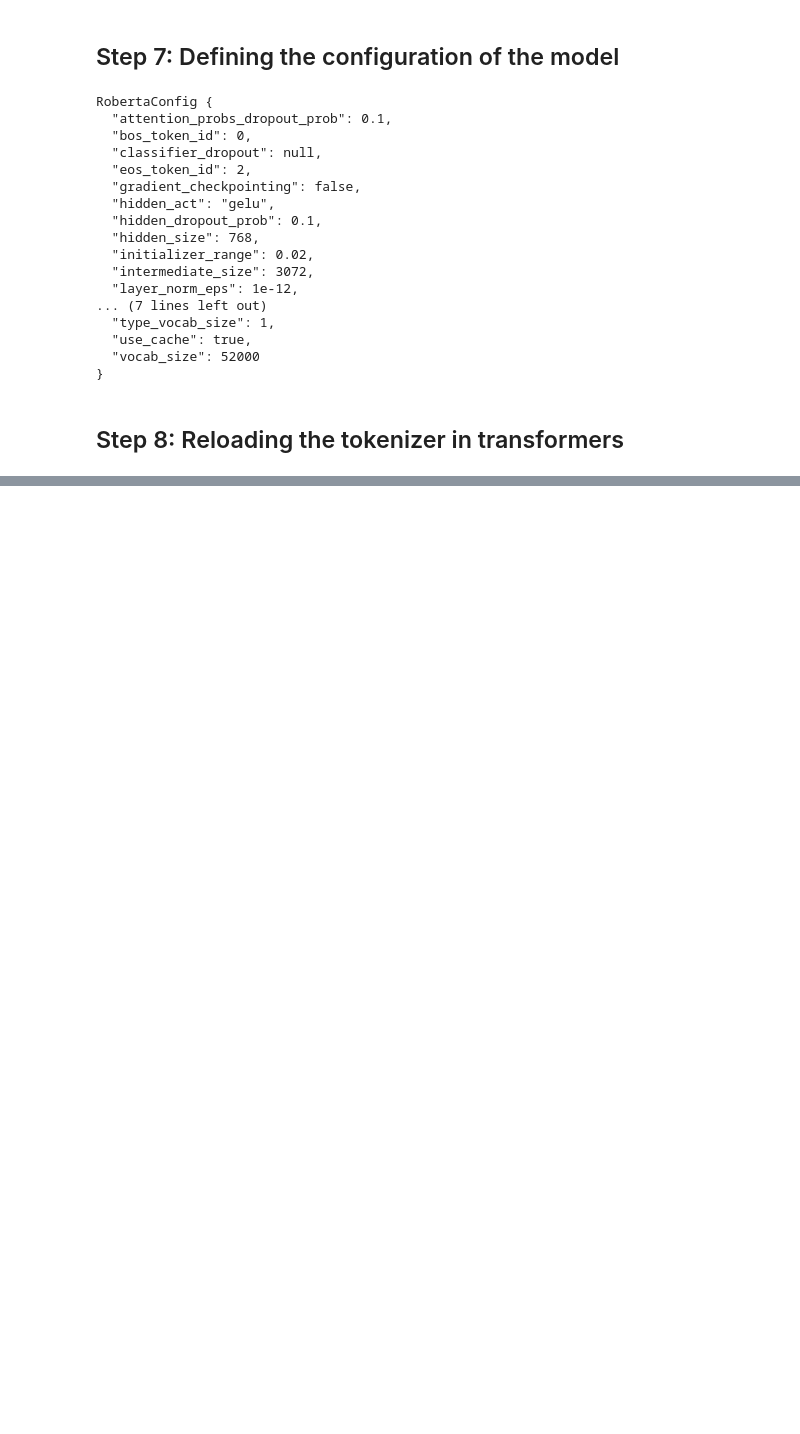
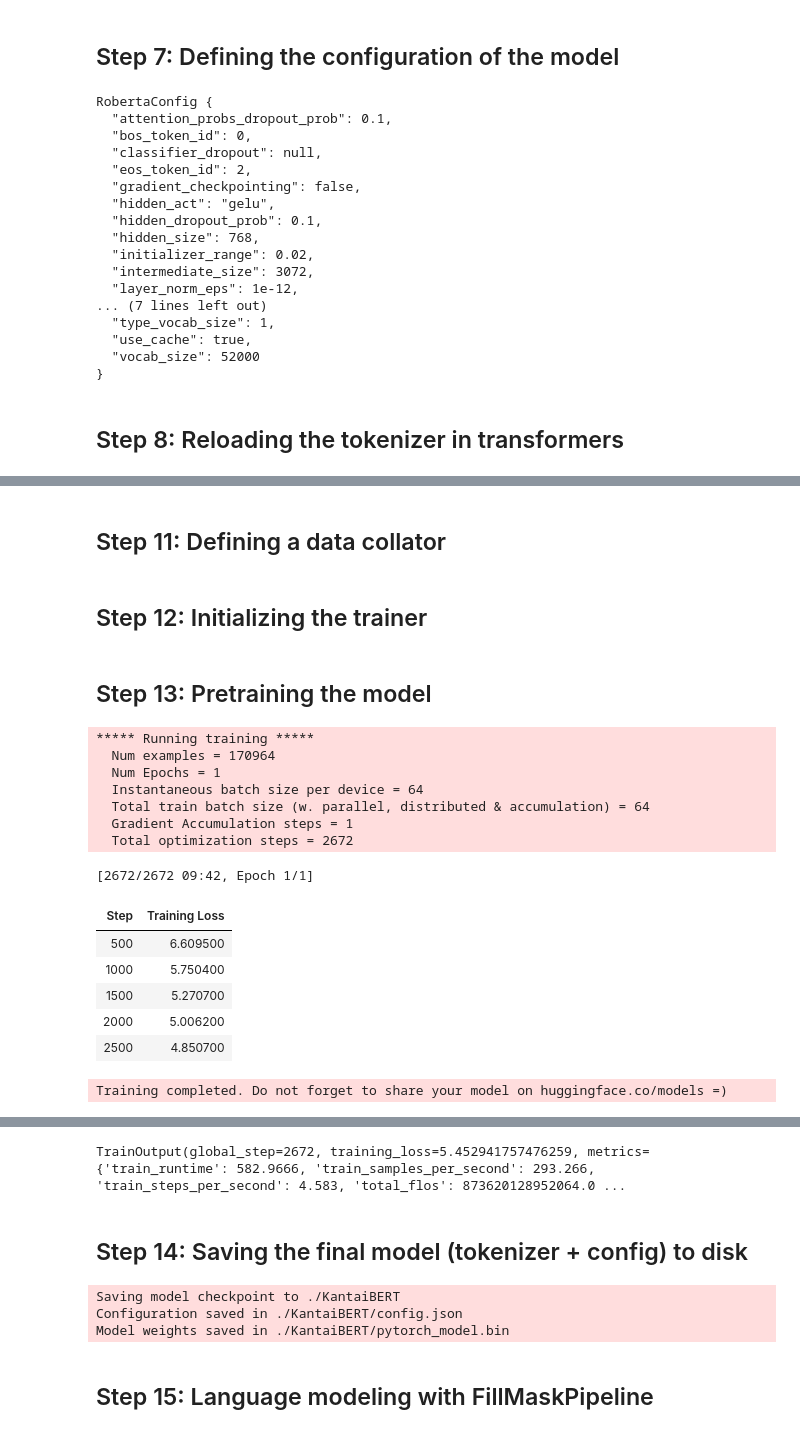
Before and after one commit to Sihan-A/transformers_NLP, a Jupyter notebook: 03_RoBERTa.ipynb, the cells around one changed output, grey strips where cells are left out. Cells and saved outputs as stored; diff of their text form; code cells hidden in the pictures; blank space fills up the shorter version.

```diff
--- a/03_RoBERTa.ipynb
+++ b/03_RoBERTa.ipynb
@@ -166,0 +170,4 @@ file ./KantaiBERT/config.json not found
+# %%
+from transformers import RobertaForMaskedLM
+
+model = RobertaForMaskedLM(config=config)
@@ -166,0 +246,8 @@ file ./KantaiBERT/config.json not found
+# %%
+%%time
+from transformers import LineByLineTextDataset
+dataset = LineByLineTextDataset(
+    tokenizer=tokenizer,
+    file_path="./kant.txt",
+    block_size=128,
+)
@@ -166,0 +257,50 @@ file ./KantaiBERT/config.json not found
+# %% [markdown]
+## Step 11: Defining a data collator
+# %%
+from transformers import DataCollatorForLanguageModeling
+data_collator = DataCollatorForLanguageModeling(
+    tokenizer=tokenizer,
+    mlm=True,
+    mlm_probability=0.15,
+)
+# %% [markdown]
+## Step 12: Initializing the trainer
+# %%
+from transformers import Trainer, TrainingArguments
+
+training_args = TrainingArguments(
+    output_dir="./KantaiBERT",
+    overwrite_output_dir=True,
+    num_train_epochs=1,
+    per_device_train_batch_size=64,
+    save_steps=10_000,
+    save_total_limit=2,
+)
+
+trainer = Trainer(
+    model=model,
+    args=training_args,
+    data_collator=data_collator,
+    train_dataset=dataset,
+)
+# %% [markdown]
+## Step 13: Pretraining the model
+# %%
+%%time
+trainer.train()
+# %% [output]
+***** Running training *****
+  Num examples = 170964
+  Num Epochs = 1
+  Instantaneous batch size per device = 64
+  Total train batch size (w. parallel, distributed & accumulation) = 64
+  Gradient Accumulation steps = 1
+  Total optimization steps = 2672
+[2672/2672 09:42, Epoch 1/1]
+| Step | Training Loss |
+| 500 | 6.609500 |
+| 1000 | 5.750400 |
+| 1500 | 5.270700 |
+| 2000 | 5.006200 |
+| 2500 | 4.850700 |
+Training completed. Do not forget to share your model on huggingface.co/models =)
@@ -166,0 +309,11 @@ file ./KantaiBERT/config.json not found
+TrainOutput(global_step=2672, training_loss=5.452941757476259, metrics={'train_runtime': 582.9666, 'train_samples_per_second': 293.266, 'train_steps_per_second': 4.583, 'total_flos': 873620128952064.0 ...
+# %% [markdown]
+## Step 14: Saving the final model (tokenizer + config) to disk
+# %%
+trainer.save_model("./KantaiBERT")
+# %% [output]
+Saving model checkpoint to ./KantaiBERT
+Configuration saved in ./KantaiBERT/config.json
+Model weights saved in ./KantaiBERT/pytorch_model.bin
+# %% [markdown]
+## Step 15: Language modeling with FillMaskPipeline
```
Also changed, not shown: parts of 14 cells of this notebook.
